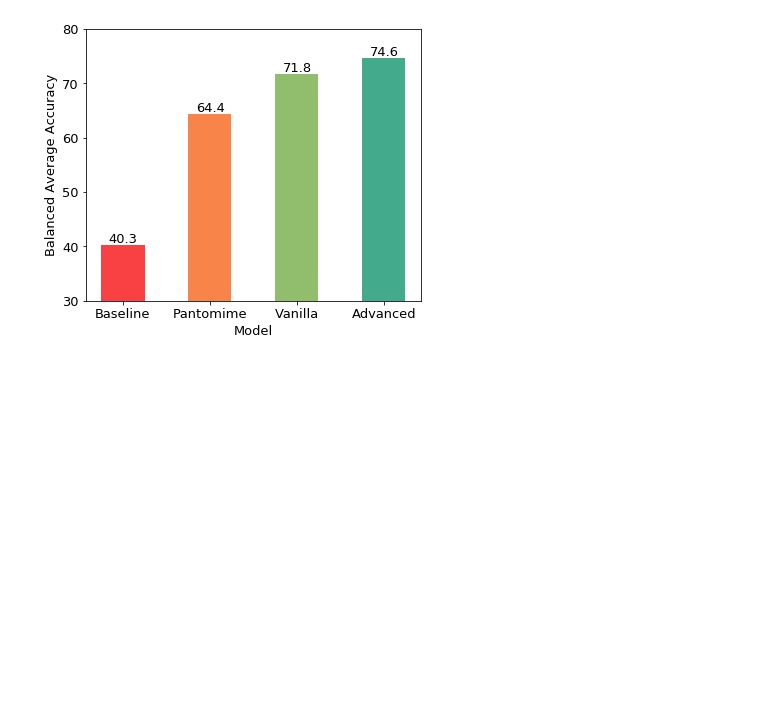
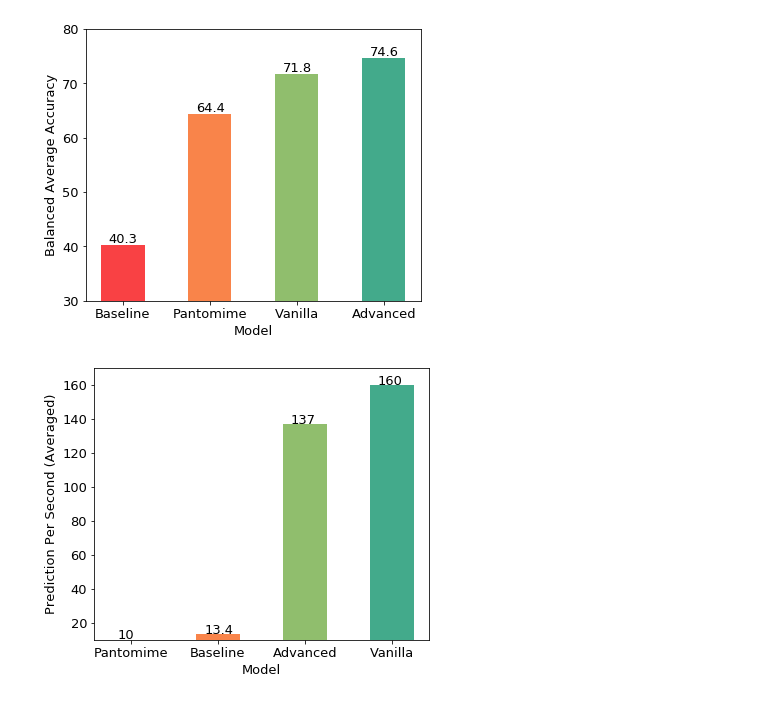
Before and after one commit to dariush-salami/attention-based-edge-convolution, a Jupyter notebook: analysis/metrics.ipynb, the cells around one changed output. Drawn from its saved outputs; the diff is of its cells as text; code cells hidden in the pictures; blank space fills up the shorter version.

```diff
--- a/analysis/metrics.ipynb
+++ b/analysis/metrics.ipynb
@@ -306,21 +306,23 @@ plt.savefig('accuracy_occluded_dataset_comparison.png', dpi=400, transparent=Tru
 [figure]
 # %%
 model_names = ['Pantomime', 'Baseline', 'Vanilla', 'Advanced']
-pantomime_primary = [10, 0, 160, 137]
+pantomime_primary = [10, 13.4, 160, 137]
 colors = ['#f94144', '#f9844a', '#90be6d', '#43aa8b']
 
 model_names = [x for _,x in sorted(zip(pantomime_primary, model_names))]
 pantomime_primary = sorted(pantomime_primary)
 
 fig = plt.figure(figsize = (6, 5))
 
 plt.bar(model_names, pantomime_primary, width = 0.5, color=colors)
 xlocs, xlabs = plt.xticks()
 for i, v in enumerate(pantomime_primary):
     plt.text(xlocs[i] - 0.16, v + .4, str(v))
 axes = plt.gca()
-axes.set_ylim([30, 80])
+axes.set_ylim([10, 170])
 plt.xlabel("Model")
 plt.ylabel("Prediction Per Second (Averaged)")
 # plt.show()
 plt.savefig('inference_time_batch_size_1.png', dpi=400, transparent=True)
+# %% [output]
+[figure, added]
```
Also changed, not shown: 1 other file.
